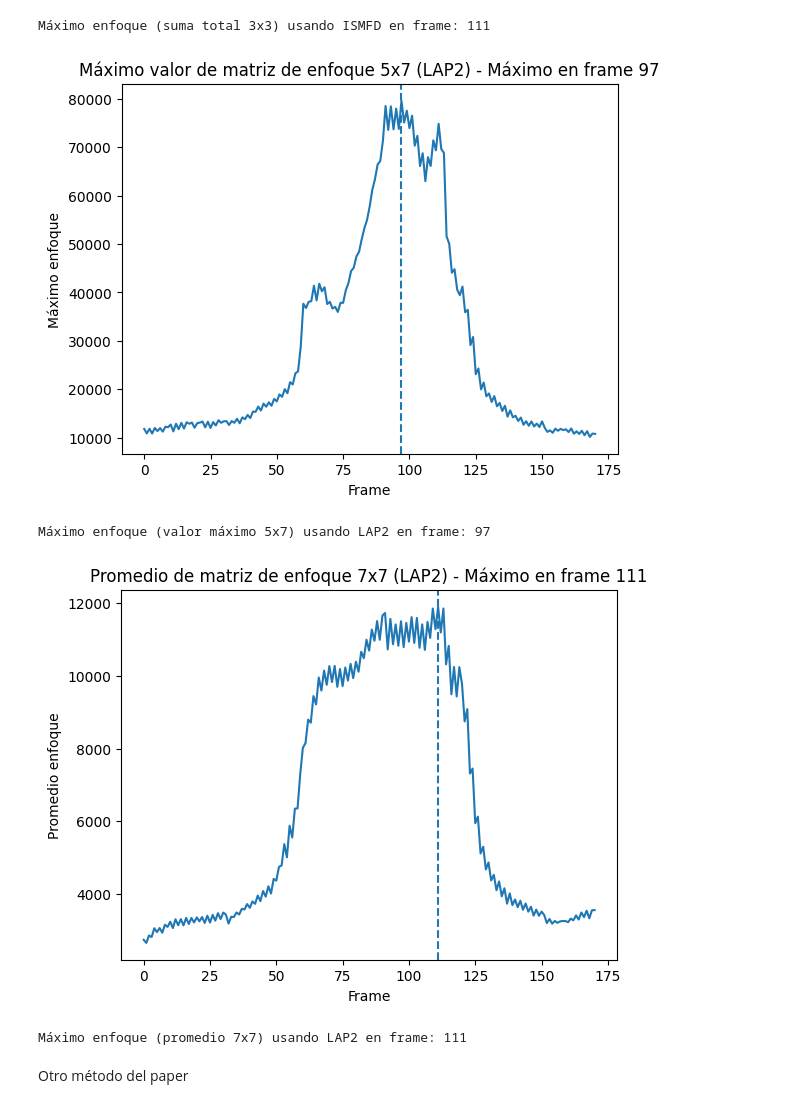
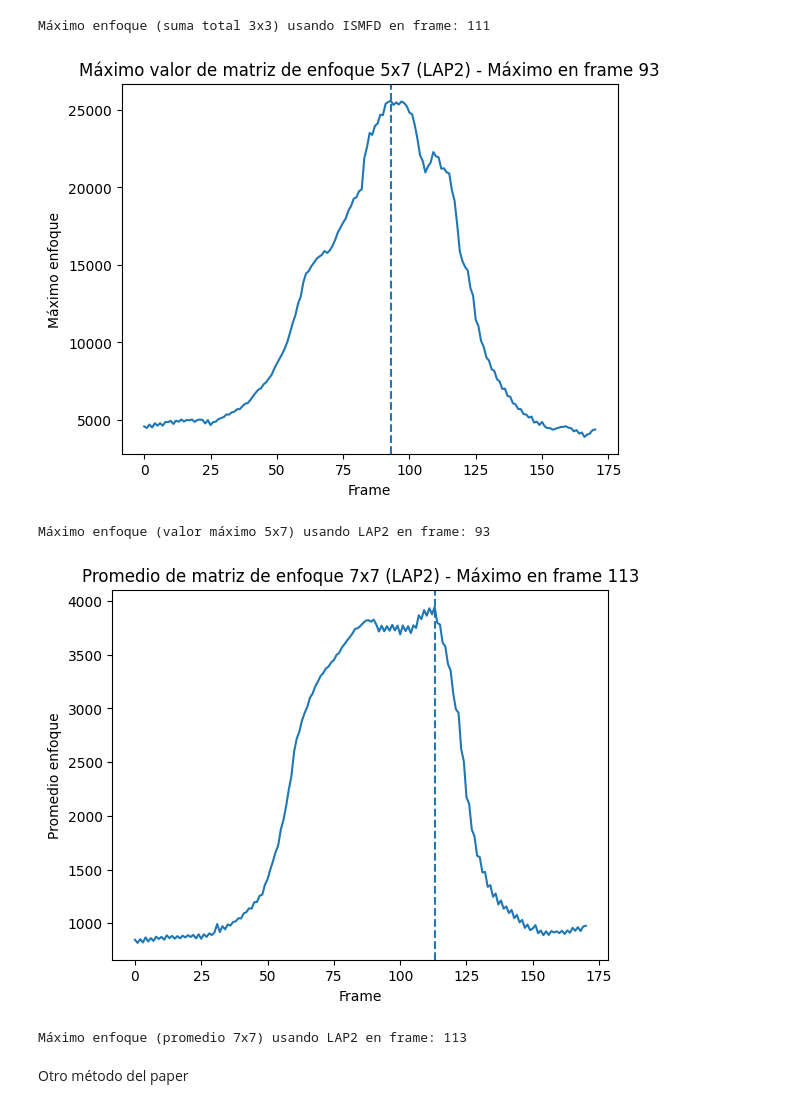
Before and after one commit to martinerrazquin/ceia-vpc1, a Jupyter notebook: TP2/solucion.ipynb, the cells around one changed output. Saved outputs shown, nothing was run; the diff lists cells and outputs as text; code cells hidden in the pictures.

```diff
--- a/TP2/solucion.ipynb
+++ b/TP2/solucion.ipynb
@@ -352,7 +352,7 @@ def get_all_grid_rois(img: np.ndarray, grid_size: tuple, spacing_fraction: float
 
 
 def calculate_focus_matrix(img: np.ndarray, grid_size: tuple, focus_metric_func, spacing_fraction: float = 0.01) -> np.ndarray:
-    """Calculate focus metrics for each cell in an NxM grid subdivision using square ROIs.
+    """Calculate focus metrics for each cell in an NxM grid subdivision using square ROIs centered in the image.
 
     Args:
         img (np.ndarray): Grayscale image of shape (h, w).
@@ -385,14 +385,22 @@ def calculate_focus_matrix(img: np.ndarray, grid_size: tuple, focus_metric_func,
     # Force square ROIs by using the smaller dimension
     cell_size = min(cell_height, cell_width)
 
+    # Calculate total grid dimensions
+    total_grid_height = grid_rows * cell_height + total_spacing_rows
+    total_grid_width = grid_cols * cell_width + total_spacing_cols
+
+    # Center the entire grid within the image
+    grid_start_row = (h - total_grid_height) // 2
+    grid_start_col = (w - total_grid_width) // 2
+
     # Calculate focus matrix
     focus_matrix = np.zeros((grid_rows, grid_cols), dtype=float)
 
     for row in range(grid_rows):
         for col in range(grid_cols):
-            # Calculate coordinates with spacing
-            row_start = row * (cell_height + spacing_rows)
-            col_start = col * (cell_width + spacing_cols)
+            # Calculate coordinates with spacing, offset by grid centering
+            row_start = grid_start_row + row * (cell_height + spacing_rows)
+            col_start = grid_start_col + col * (cell_width + spacing_cols)
 
             # Center the square ROI within the available cell space
             if cell_height > cell_size:
@@ -501,28 +509,28 @@ Máximo enfoque (suma total 3x3) usando ISMFD en frame: 111
 # %%
 # Opción 2: Máximo valor de la matriz de enfoque 5x7 para cada frame
 focus_matrix_5x7_max = np.array([
-    calculate_focus_matrix(img, (5, 7), metric_lap2, spacing_fraction=0.01).max()
+    calculate_focus_matrix(cv.GaussianBlur(img, (5, 5), 1), (5, 7), metric_lap2, spacing_fraction=0.01).max()
     for img in grayscale_float_frames()
 ])
 
 METRICS['focus_matrix_5x7_max'] = focus_matrix_5x7_max
 
 plt.plot(focus_matrix_5x7_max)
 lims = plt.ylim()
 max_frame_max = focus_matrix_5x7_max.argmax()
 plt.vlines(max_frame_max, *lims, linestyle='dashed')
 plt.ylim(*lims)
 plt.title(f'Máximo valor de matriz de enfoque 5x7 (LAP2) - Máximo en frame {max_frame_max}')
 plt.xlabel('Frame')
 plt.ylabel('Máximo enfoque')
 plt.show()
 print(f"Máximo enfoque (valor máximo 5x7) usando LAP2 en frame: {max_frame_max}")
 # %% [output]
-[figure, old version]
+[figure, new version]
-Máximo enfoque (valor máximo 5x7) usando LAP2 en frame: 97
+Máximo enfoque (valor máximo 5x7) usando LAP2 en frame: 93
 # %%
 focus_matrix_7x7_mean = np.array([
-    calculate_focus_matrix(img, (7, 7), metric_lap2, spacing_fraction=0.01).mean()
+    calculate_focus_matrix(cv.GaussianBlur(img, (5, 5), 1), (7, 7), metric_lap2, spacing_fraction=0.01).mean()
     for img in grayscale_float_frames()
 ])
 
@@ -539,8 +547,8 @@ plt.ylabel('Promedio enfoque')
 plt.show()
 print(f"Máximo enfoque (promedio 7x7) usando LAP2 en frame: {max_frame_mean}")
 # %% [output]
-[figure, old version]
+[figure, new version]
-Máximo enfoque (promedio 7x7) usando LAP2 en frame: 111
+Máximo enfoque (promedio 7x7) usando LAP2 en frame: 113
 # %% [markdown]
 Otro método del paper
 # %%
```
Also changed, not shown: parts of 7 cells of this notebook.
